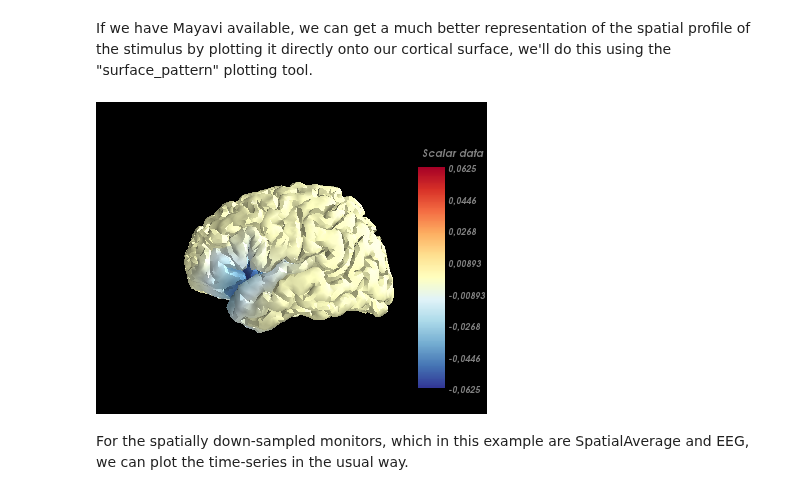
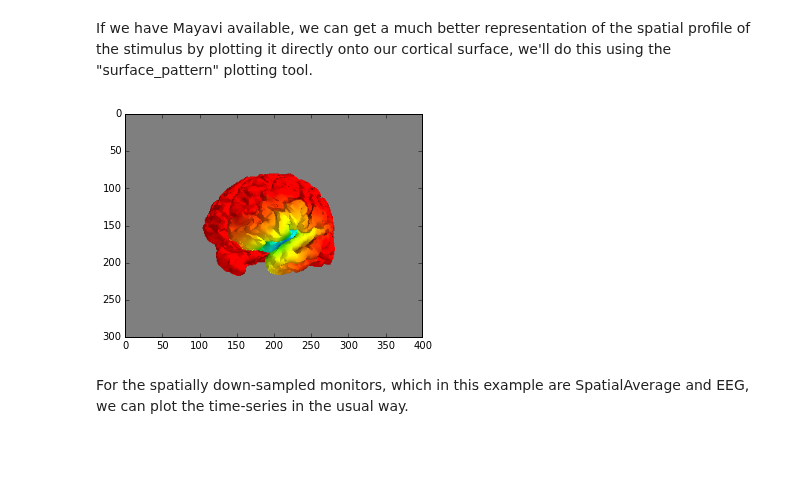
Before and after one commit to the-virtual-brain/tvb-root, a Jupyter notebook: tvb_documentation_new/demos/surface_stimuli.ipynb, the cells around one changed output. Saved outputs shown, nothing was run; the diff lists cells and outputs as text; code cells hidden in the pictures; blank space fills up the shorter version.

```diff
--- a/tvb_documentation_new/demos/surface_stimuli.ipynb
+++ b/tvb_documentation_new/demos/surface_stimuli.ipynb
@@ -182,4 +181,8 @@ profile of the stimulus by plotting it directly onto our cortical surface, we'll
 this using the "surface_pattern" plotting tool.
 # %%
 if IMPORTED_MAYAVI:
+    from tvb.simulator.plot.tools import mlab
     surface_pattern(sim.surface, sim.stimulus.spatial_pattern)
+    imshow(mlab.screenshot())
+# %% [output]
+[figure, added]
@@ -189,7 +189,3 @@ sp = Image(filename='Tutorial_Surface_Stimuli_Stimulus.png')
-# %%
-sp
-# %% [output]
-[figure, removed]
 # %% [markdown]
 For the spatially down-sampled monitors, which in this example are SpatialAverage and EEG, we can plot the time-series in the usual way.
 # %%
```
Also changed, not shown: parts of 11 cells of this notebook, 5 other files.
